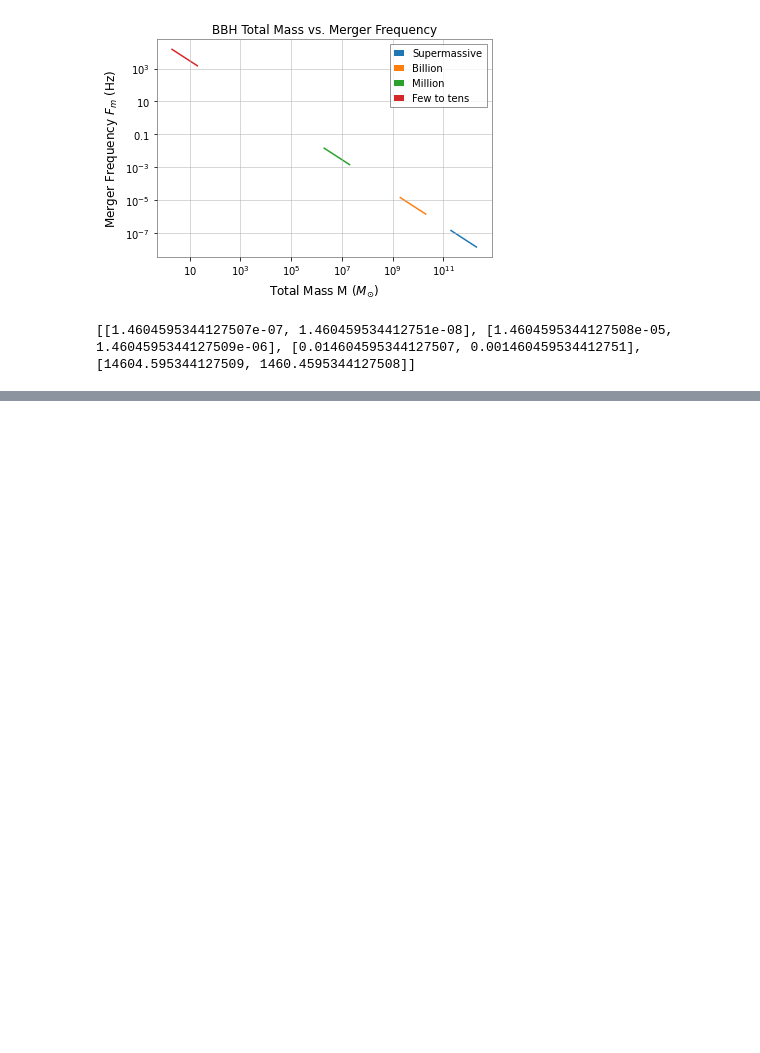
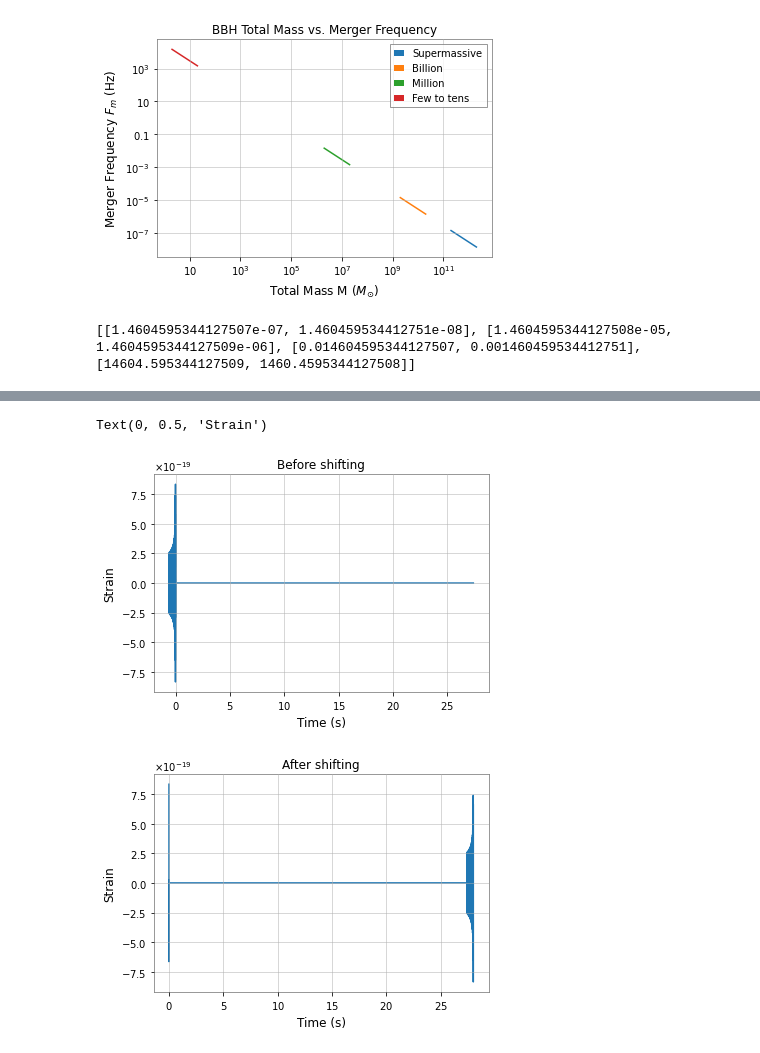
Before and after one commit to xli2522/simple-BBH-waveform, a Jupyter notebook: simple_BBH_waveform.ipynb, the cells around one changed output, grey strips where cells are left out. Cells and saved outputs as stored; diff of their text form; code cells hidden in the pictures; blank space fills up the shorter version.

```diff
--- a/simple_BBH_waveform.ipynb
+++ b/simple_BBH_waveform.ipynb
@@ -93,0 +114,38 @@ print(len(ldata))
+# %%
+from pycbc.waveform import get_td_waveform
+# In this case we "know" what the signal parameters are. In a search
+# we would grid over the parameters and calculate the SNR time series
+# for each one
+
+# We'll assume equal masses, and non-rotating black holes which is within the posterior probability
+# of GW150914.
+m = 36 # Solar masses
+hp, hc = get_td_waveform(approximant="SEOBNRv4_opt",
+                     mass1=m,
+                     mass2=m,
+                     delta_t=conditionedhdata.delta_t,
+                     f_lower=20)
+
+# We will resize the vector to match our data
+hp.resize(len(conditionedhdata))
+
+# By convention waveforms returned from `get_td_waveform` have their
+# merger stamped with time zero, so we can use the start time to
+# shift the merger into position
+pylab.figure()
+pylab.title('Before shifting')
+pylab.plot(hp.sample_times, hp)
+pylab.xlabel('Time (s)')
+pylab.ylabel('Strain')
+
+template = hp.cyclic_time_shift(hp.start_time)
+
+pylab.figure()
+pylab.title('After shifting')
+pylab.plot(template.sample_times, template)
+pylab.xlabel('Time (s)')
+pylab.ylabel('Strain')
+# %% [output]
+Text(0, 0.5, 'Strain')
+[figure, added]
+[figure, added]
```
Also changed, not shown: parts of 13 cells of this notebook.
